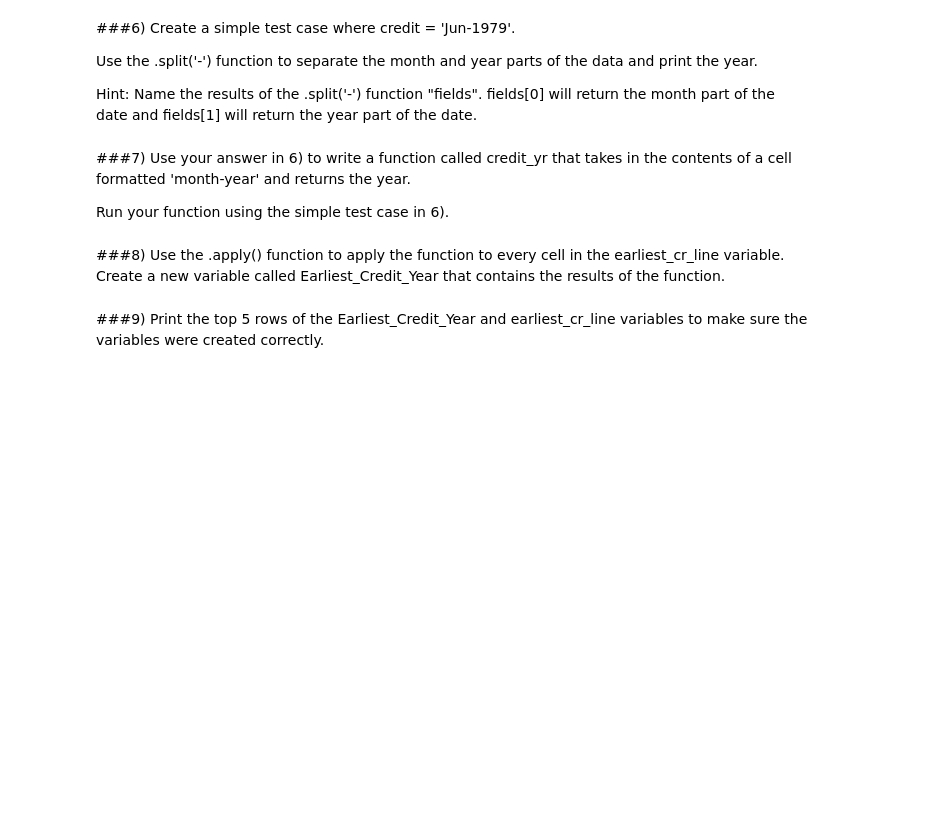
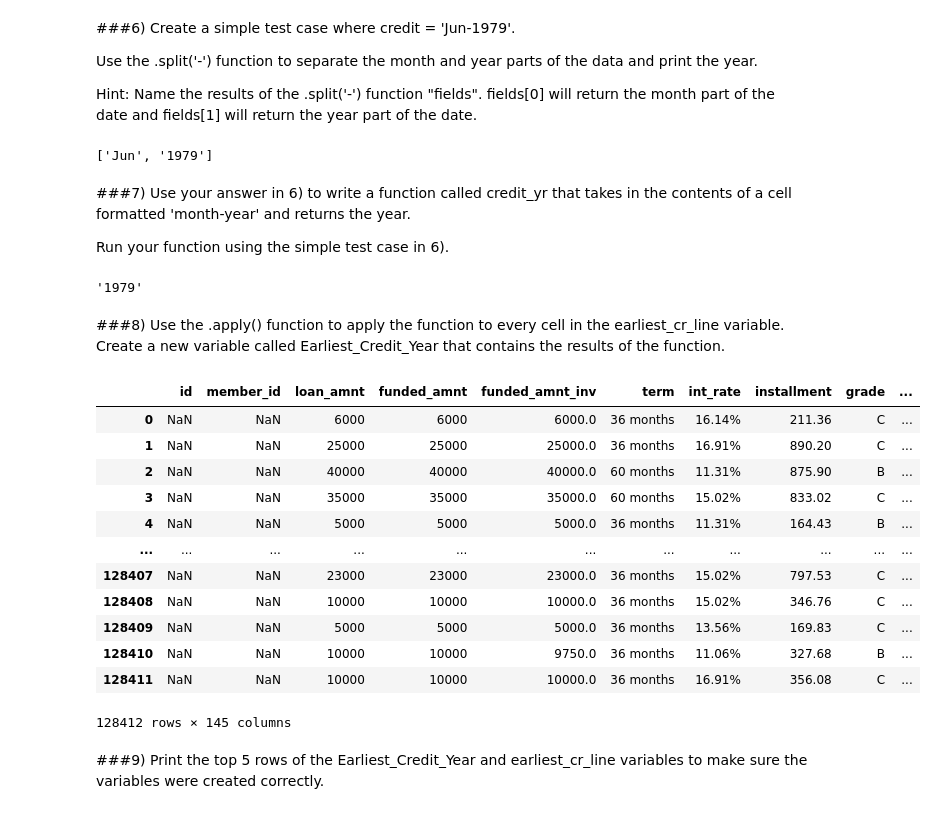
Before and after one commit to Samuel-Egbert31415/DS-Unit-1-Sprint-1-Data-Wrangling-and-Storytelling, a Jupyter notebook: module2-make-features/LS_DS_112_Make_Features_Assignment.ipynb, the cells around one changed output. Drawn from its saved outputs; the diff is of its cells as text; code cells hidden in the pictures; blank space fills up the shorter version.

```diff
--- a/module2-make-features/LS_DS_112_Make_Features_Assignment.ipynb
+++ b/module2-make-features/LS_DS_112_Make_Features_Assignment.ipynb
@@ -80,3 +160,9 @@ Hint: Name the results of the .split('-') function "fields".  fields[0] will ret
+# %%
+credit = 'Jun-1979'
+fields = credit.split('-')
+fields
+# %% [output]
+['Jun', '1979']
 # %% [markdown]
 ###7) Use your answer in 6) to write a function called credit_yr that takes in the contents of a cell formatted 'month-year' and returns the year.
 
@@ -86,2 +170,12 @@ Run your function using the simple test case in 6).
+# %%
+def credit_yr(month_year):
+  '''takes in a parameter that is a string'''
+  fields = month_year.split('-')
+  year = fields[1]
+  return year
+# End Function
+credit_yr(credit)
+# %% [output]
+'1979'
 # %% [markdown]
 ###8) Use the .apply() function to apply the function to every cell in the earliest_cr_line variable.  Create a new variable called Earliest_Credit_Year that contains the results of the function.
@@ -90,2 +182,19 @@ Run your function using the simple test case in 6).
+# %%
+df['Earliest_Credit_Year'] = df['earliest_cr_line'].apply(credit_yr)
+df
+# %% [output]
+|  | id | member_id | loan_amnt | funded_amnt | funded_amnt_inv | term | int_rate | installment | grade | ... |
+| 0 | NaN | NaN | 6000 | 6000 | 6000.0 | 36 months | 16.14% | 211.36 | C | ... |
+| 1 | NaN | NaN | 25000 | 25000 | 25000.0 | 36 months | 16.91% | 890.20 | C | ... |
+| 2 | NaN | NaN | 40000 | 40000 | 40000.0 | 60 months | 11.31% | 875.90 | B | ... |
+| 3 | NaN | NaN | 35000 | 35000 | 35000.0 | 60 months | 15.02% | 833.02 | C | ... |
+| 4 | NaN | NaN | 5000 | 5000 | 5000.0 | 36 months | 11.31% | 164.43 | B | ... |
+| ... | ... | ... | ... | ... | ... | ... | ... | ... | ... | ... |
+| 128407 | NaN | NaN | 23000 | 23000 | 23000.0 | 36 months | 15.02% | 797.53 | C | ... |
+| 128408 | NaN | NaN | 10000 | 10000 | 10000.0 | 36 months | 15.02% | 346.76 | C | ... |
+| 128409 | NaN | NaN | 5000 | 5000 | 5000.0 | 36 months | 13.56% | 169.83 | C | ... |
+| 128410 | NaN | NaN | 10000 | 10000 | 9750.0 | 36 months | 11.06% | 327.68 | B | ... |
+| 128411 | NaN | NaN | 10000 | 10000 | 10000.0 | 36 months | 16.91% | 356.08 | C | ... |
+128412 rows × 145 columns
 # %% [markdown]
 ###9) Print the top 5 rows of the Earliest_Credit_Year and earliest_cr_line variables to make sure the variables were created correctly.
```
Also changed, not shown: parts of 20 cells of this notebook.
